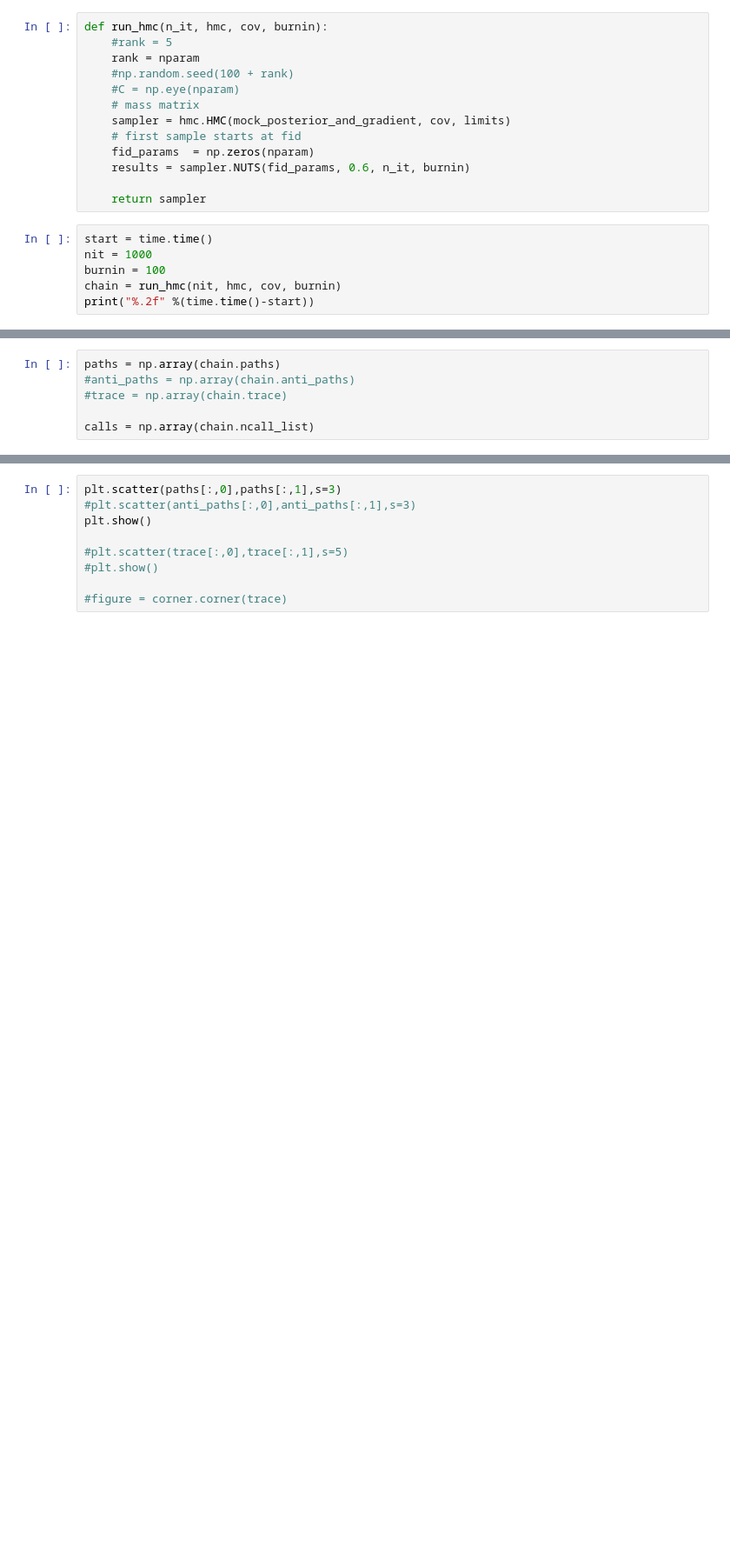
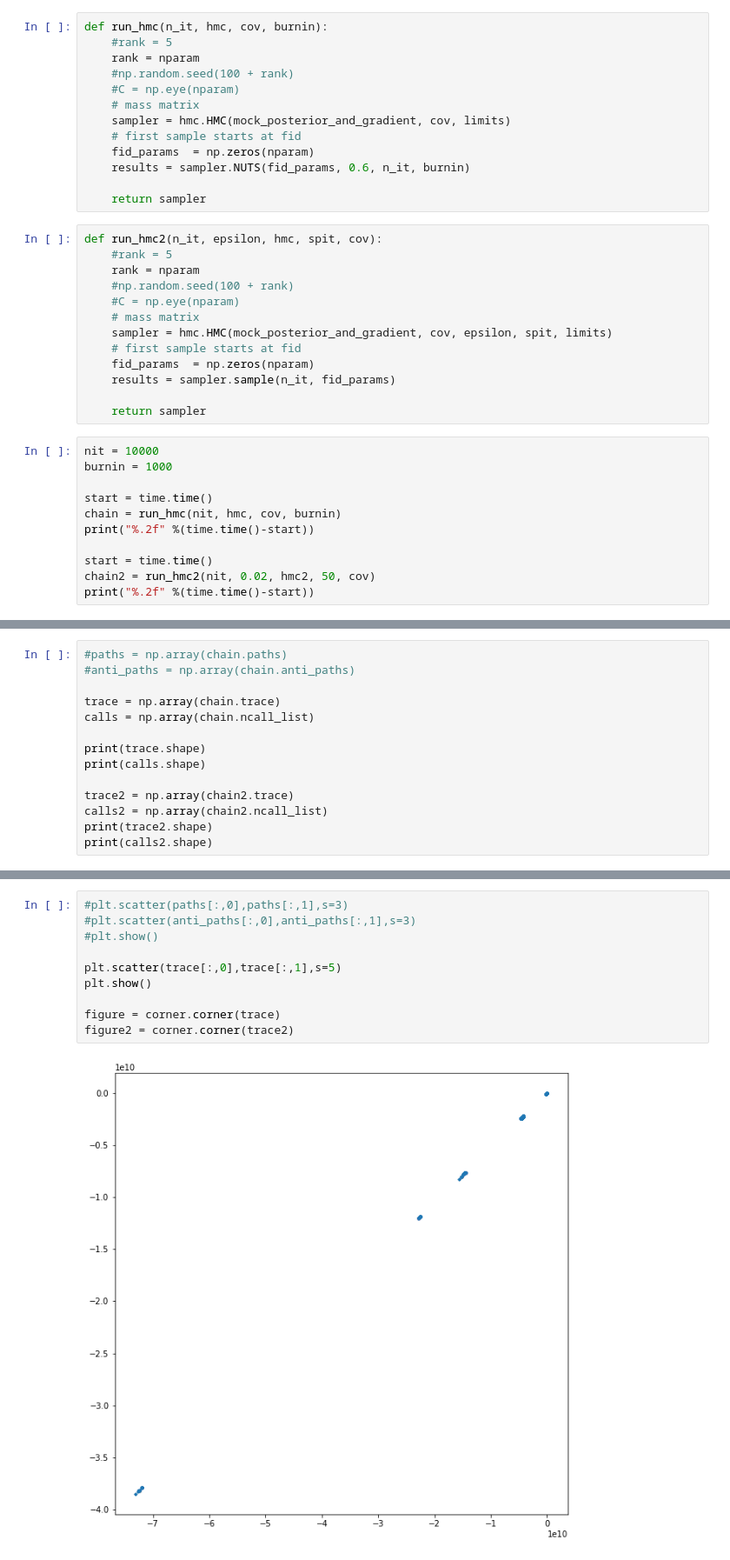
Before and after one commit to Orion-51/jax-cosmo-paper, a Jupyter notebook: notebooks/rhys_v3.ipynb, the cells around one changed output, grey strips where cells are left out. Shown: that part at 87% size. Cells and saved outputs as stored; diff of their text form; blank space fills up the shorter version.

```diff
--- a/notebooks/rhys_v3.ipynb
+++ b/notebooks/rhys_v3.ipynb
@@ -36,10 +42,28 @@ def run_hmc(n_it, hmc, cov, burnin):
     results = sampler.NUTS(fid_params, 0.6, n_it, burnin)
 
     return sampler
+# %%
+def run_hmc2(n_it, epsilon, hmc, spit, cov):
+    #rank = 5
+    rank = nparam
+    #np.random.seed(100 + rank)
+    #C = np.eye(nparam)
+    # mass matrix
+    sampler = hmc.HMC(mock_posterior_and_gradient, cov, epsilon, spit, limits)
+    # first sample starts at fid
+    fid_params  = np.zeros(nparam)
+    results = sampler.sample(n_it, fid_params)
+
+    return sampler
 # %%
+nit = 10000
+burnin = 1000
+
 start = time.time()
-nit = 1000
-burnin = 100
 chain = run_hmc(nit, hmc, cov, burnin)
 print("%.2f" %(time.time()-start))
+
+start = time.time()
+chain2 = run_hmc2(nit, 0.02, hmc2, 50, cov)
+print("%.2f" %(time.time()-start))
 # %% [output]
@@ -63,6 +87,14 @@ Sample accepted j = 17
 # %%
-paths = np.array(chain.paths)
+#paths = np.array(chain.paths)
 #anti_paths = np.array(chain.anti_paths)
-#trace = np.array(chain.trace)
 
+trace = np.array(chain.trace)
 calls = np.array(chain.ncall_list)
+
+print(trace.shape)
+print(calls.shape)
+
+trace2 = np.array(chain2.trace)
+calls2 = np.array(chain2.ncall_list)
+print(trace2.shape)
+print(calls2.shape)
@@ -69,9 +106,12 @@ calls = np.array(chain.ncall_list)
 # %%
-plt.scatter(paths[:,0],paths[:,1],s=3)
+#plt.scatter(paths[:,0],paths[:,1],s=3)
 #plt.scatter(anti_paths[:,0],anti_paths[:,1],s=3)
+#plt.show()
+
+plt.scatter(trace[:,0],trace[:,1],s=5)
 plt.show()
 
-#plt.scatter(trace[:,0],trace[:,1],s=5)
-#plt.show()
-
-#figure = corner.corner(trace)
+figure = corner.corner(trace)
+figure2 = corner.corner(trace2)
+# %% [output]
+[figure, added]
```
Also changed, not shown: parts of 8 cells of this notebook, 3 other files.
